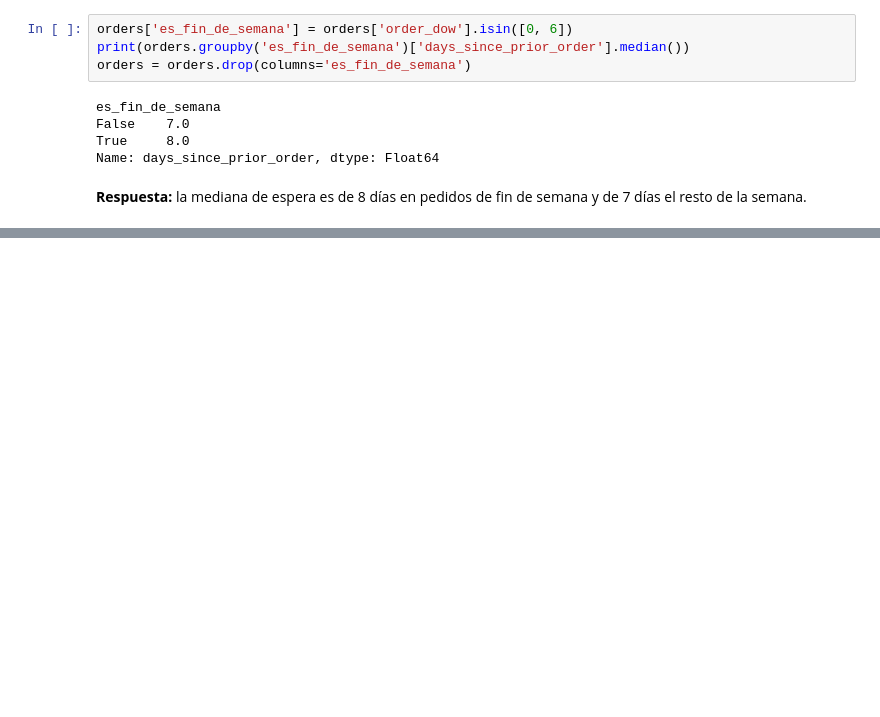
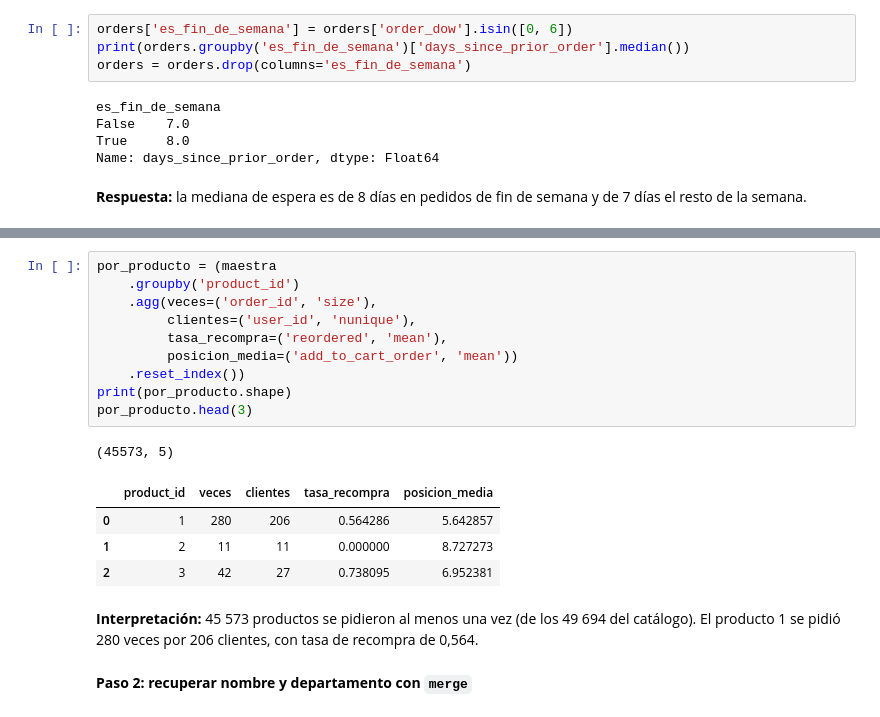
Before and after one commit to brandonmesamm-png/instacart-analisis, a Jupyter notebook: notebooks/pandas_labs.ipynb, the cells around one changed output, grey strips where cells are left out. Drawn from its saved outputs; the diff is of its cells as text; blank space fills up the shorter version.

```diff
--- a/notebooks/pandas_labs.ipynb
+++ b/notebooks/pandas_labs.ipynb
@@ -738,0 +882,20 @@ Name: days_since_prior_order, dtype: Float64
+# %%
+por_producto = (maestra
+    .groupby('product_id')
+    .agg(veces=('order_id', 'size'),
+         clientes=('user_id', 'nunique'),
+         tasa_recompra=('reordered', 'mean'),
+         posicion_media=('add_to_cart_order', 'mean'))
+    .reset_index())
+print(por_producto.shape)
+por_producto.head(3)
+# %% [output]
+(45573, 5)
+|  | product_id | veces | clientes | tasa_recompra | posicion_media |
+| 0 | 1 | 280 | 206 | 0.564286 | 5.642857 |
+| 1 | 2 | 11 | 11 | 0.000000 | 8.727273 |
+| 2 | 3 | 42 | 27 | 0.738095 | 6.952381 |
+# %% [markdown]
+**Interpretación:** 45 573 productos se pidieron al menos una vez (de los 49 694 del catálogo). El producto 1 se pidió 280 veces por 206 clientes, con tasa de recompra de 0,564.
+# %% [markdown]
+**Paso 2: recuperar nombre y departamento con `merge`**
```
Also changed, not shown: parts of 61 cells of this notebook, 6 other files.
